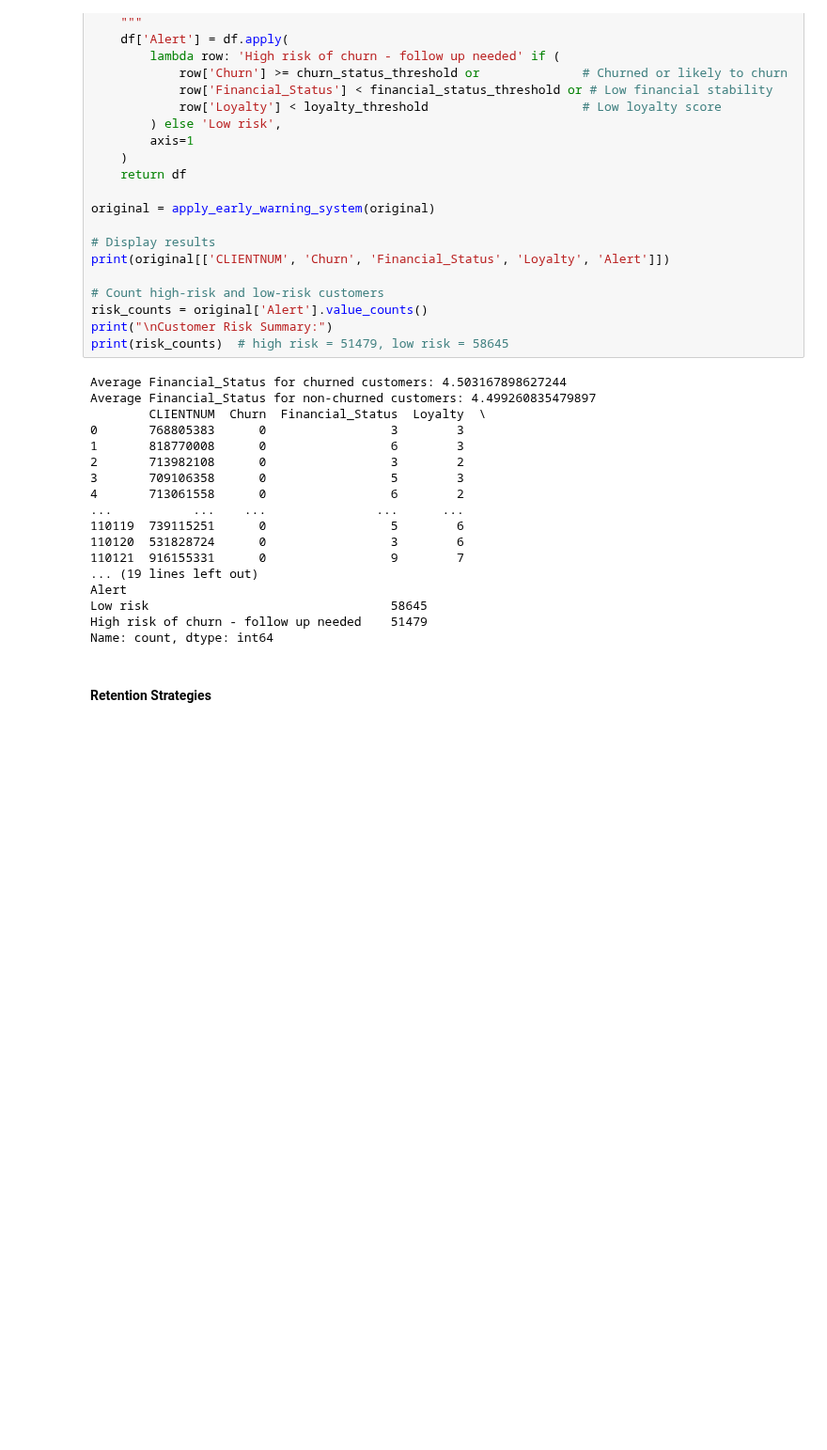
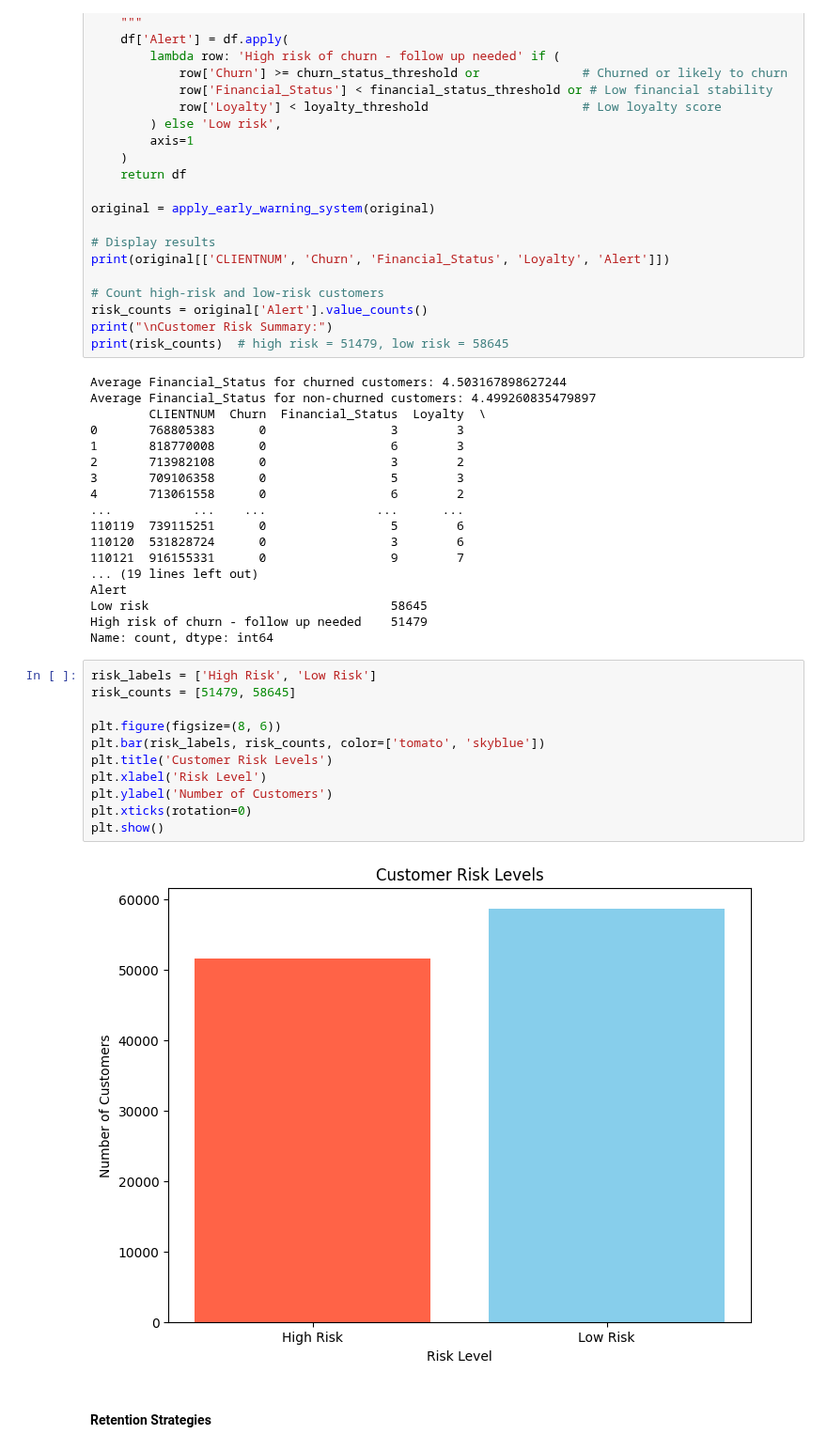
Before and after one commit to yionna/DSA3101-Object-Not-Found, a Jupyter notebook: group_tasks/Subgroup A/qn3(optional).ipynb, the cells around one changed output. Shown at 94% size. Cells and saved outputs as stored; diff of their text form; blank space fills up the shorter version.

```diff
--- a/group_tasks/Subgroup A/qn3(optional).ipynb
+++ b/group_tasks/Subgroup A/qn3(optional).ipynb
@@ -229,6 +229,19 @@ Alert
 Low risk                                 58645
 High risk of churn - follow up needed    51479
 Name: count, dtype: int64
+# %%
+risk_labels = ['High Risk', 'Low Risk']
+risk_counts = [51479, 58645]
+
+plt.figure(figsize=(8, 6))
+plt.bar(risk_labels, risk_counts, color=['tomato', 'skyblue'])
+plt.title('Customer Risk Levels')
+plt.xlabel('Risk Level')
+plt.ylabel('Number of Customers')
+plt.xticks(rotation=0)
+plt.show()
+# %% [output]
+[figure, added]
 # %% [markdown]
 #### Retention Strategies
 # %% [markdown]
```
Also changed, not shown: 1 other file.
